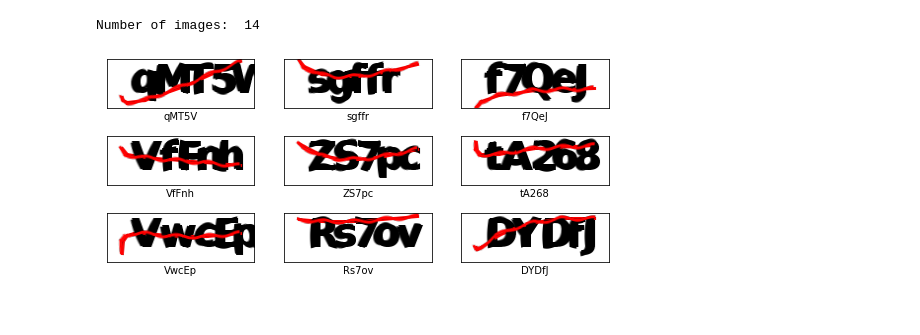
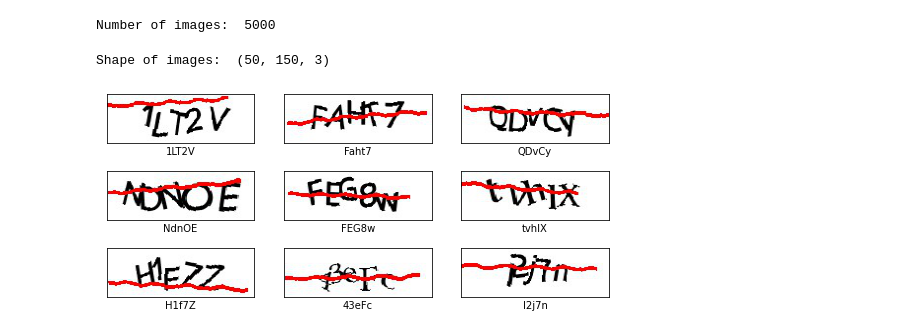
Before and after one commit to urbanogilson/SICAR, a Jupyter notebook: captcha.ipynb, the cells around one changed output. Drawn from its saved outputs; the diff is of its cells as text; code cells hidden in the pictures.

```diff
--- a/captcha.ipynb
+++ b/captcha.ipynb
@@ -10,6 +15,6 @@ import random
 # %%
 # Path to the data directory
-data_dir = Path("dataset/")
+data_dir = Path("dataset/fake_captcha/captcha")
 
 # Get list of all the images
 images = list(data_dir.glob("*.png"))
@@ -18,17 +23,20 @@ num_images = len(images)
 
 print("Number of images: ", num_images)
 # %% [output]
-Number of images:  14
+Number of images:  5000
 # %%
 plt.figure(figsize=(9,4))
 random_images = random.sample(range(num_images), 9)
+print("Shape of images: ", mpimg.imread(str(images[random_images[0]]),0).shape)
+
 for i in range(9):
     plt.subplot(3,3,i+1)
     plt.xticks([])
     plt.yticks([])
     plt.grid(False)
-    plt.imshow(mpimg.imread(str(images[random_images[i]])))
-    plt.xlabel(str(images[random_images[i]]).split('\\')[1].split('.')[0])
+    plt.imshow(mpimg.imread(str(images[random_images[i]]),0))
+    plt.xlabel(str(images[random_images[i]]).split('\\')[-1].split('.')[0])
 plt.show()
 # %% [output]
+Shape of images:  (50, 150, 3)
-[figure, old version]
+[figure, new version]
```
Also changed, not shown: parts of 18 cells of this notebook, 1 other file.
